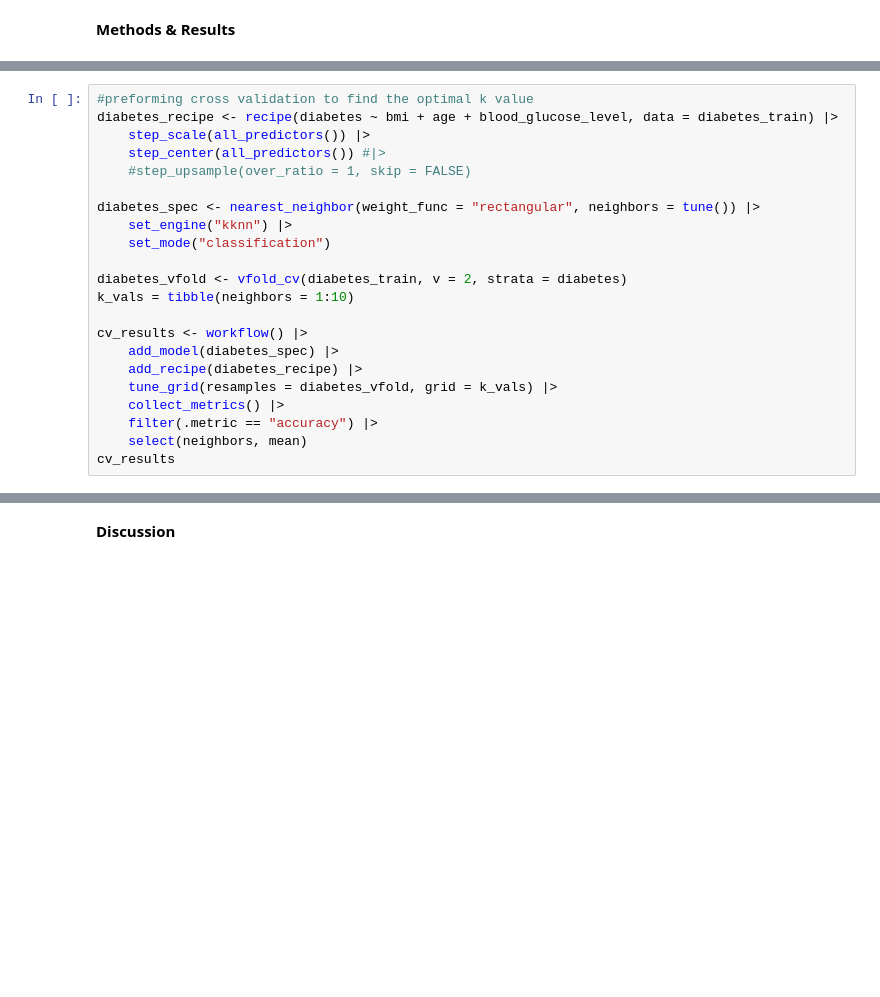
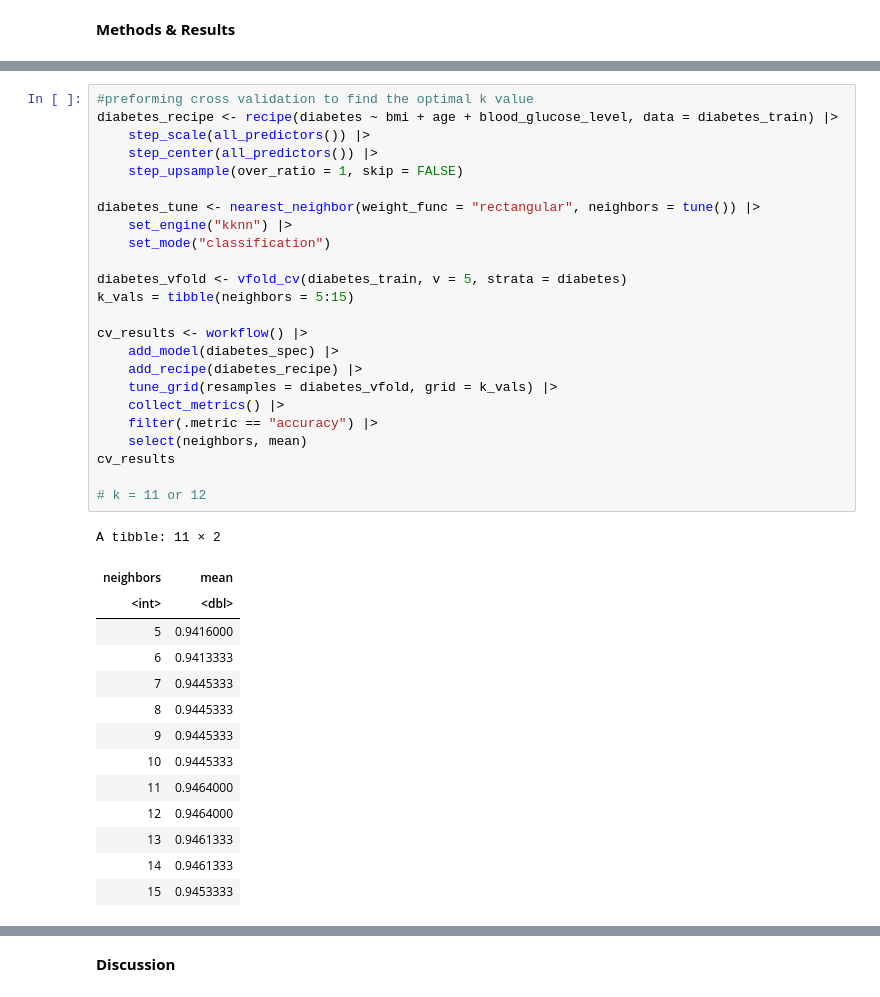
Before and after one commit to danialtaj0/dsci-100-002-group-41, a Jupyter notebook: assignments/final_project_group_41.ipynb, the cells around one changed output, grey strips where cells are left out. Drawn from its saved outputs; the diff is of its cells as text; blank space fills up the shorter version.

```diff
--- a/assignments/final_project_group_41.ipynb
+++ b/assignments/final_project_group_41.ipynb
@@ -126,22 +153,39 @@ age_bmi
 # %%
 #preforming cross validation to find the optimal k value
 diabetes_recipe <- recipe(diabetes ~ bmi + age + blood_glucose_level, data = diabetes_train) |>
     step_scale(all_predictors()) |>
-    step_center(all_predictors()) #|>
-    #step_upsample(over_ratio = 1, skip = FALSE)
+    step_center(all_predictors()) |>
+    step_upsample(over_ratio = 1, skip = FALSE)
 
-diabetes_spec <- nearest_neighbor(weight_func = "rectangular", neighbors = tune()) |>
+diabetes_tune <- nearest_neighbor(weight_func = "rectangular", neighbors = tune()) |>
     set_engine("kknn") |>
     set_mode("classification")
 
-diabetes_vfold <- vfold_cv(diabetes_train, v = 2, strata = diabetes)
-k_vals = tibble(neighbors = 1:10)
+diabetes_vfold <- vfold_cv(diabetes_train, v = 5, strata = diabetes)
+k_vals = tibble(neighbors = 5:15)
 
 cv_results <- workflow() |>
     add_model(diabetes_spec) |>
     add_recipe(diabetes_recipe) |>
     tune_grid(resamples = diabetes_vfold, grid = k_vals) |>
     collect_metrics() |>
     filter(.metric == "accuracy") |>
     select(neighbors, mean)
 cv_results
+
+# k = 11 or 12
+# %% [output]
+A tibble: 11 × 2
+| neighbors | mean |
+| <int> | <dbl> |
+| 5 | 0.9416000 |
+| 6 | 0.9413333 |
+| 7 | 0.9445333 |
+| 8 | 0.9445333 |
+| 9 | 0.9445333 |
+| 10 | 0.9445333 |
+| 11 | 0.9464000 |
+| 12 | 0.9464000 |
+| 13 | 0.9461333 |
+| 14 | 0.9461333 |
+| 15 | 0.9453333 |
```
Also changed, not shown: parts of 7 cells of this notebook.
